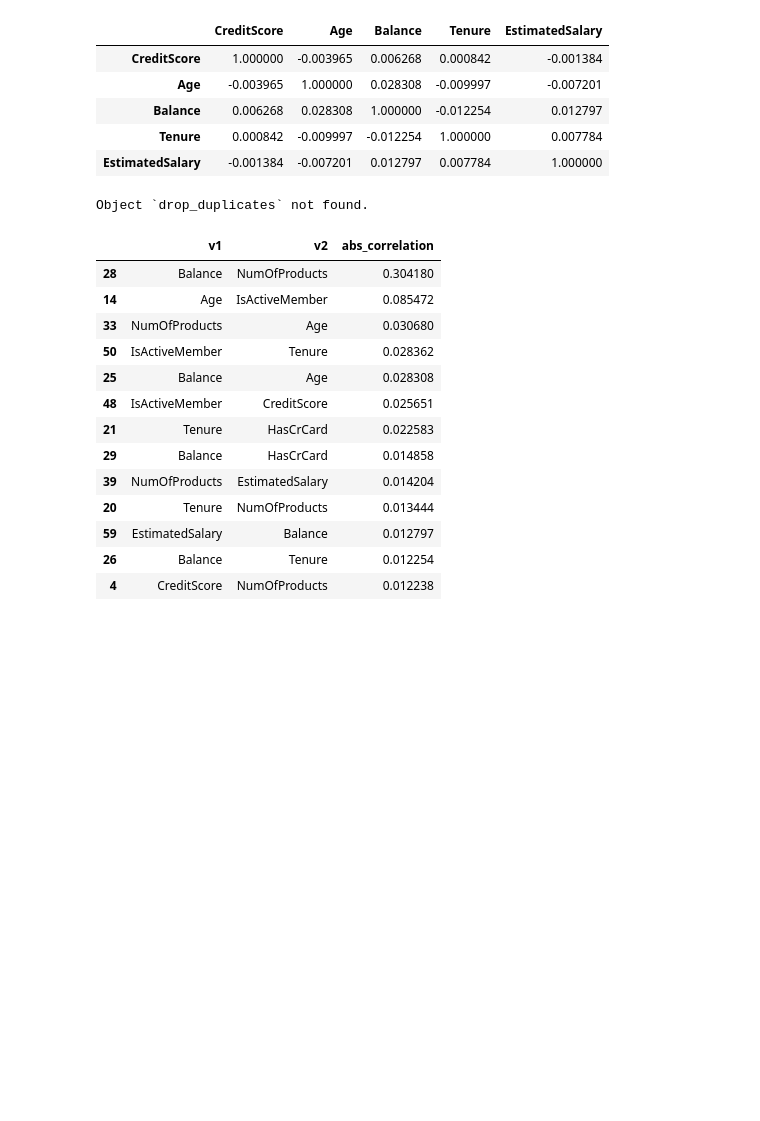
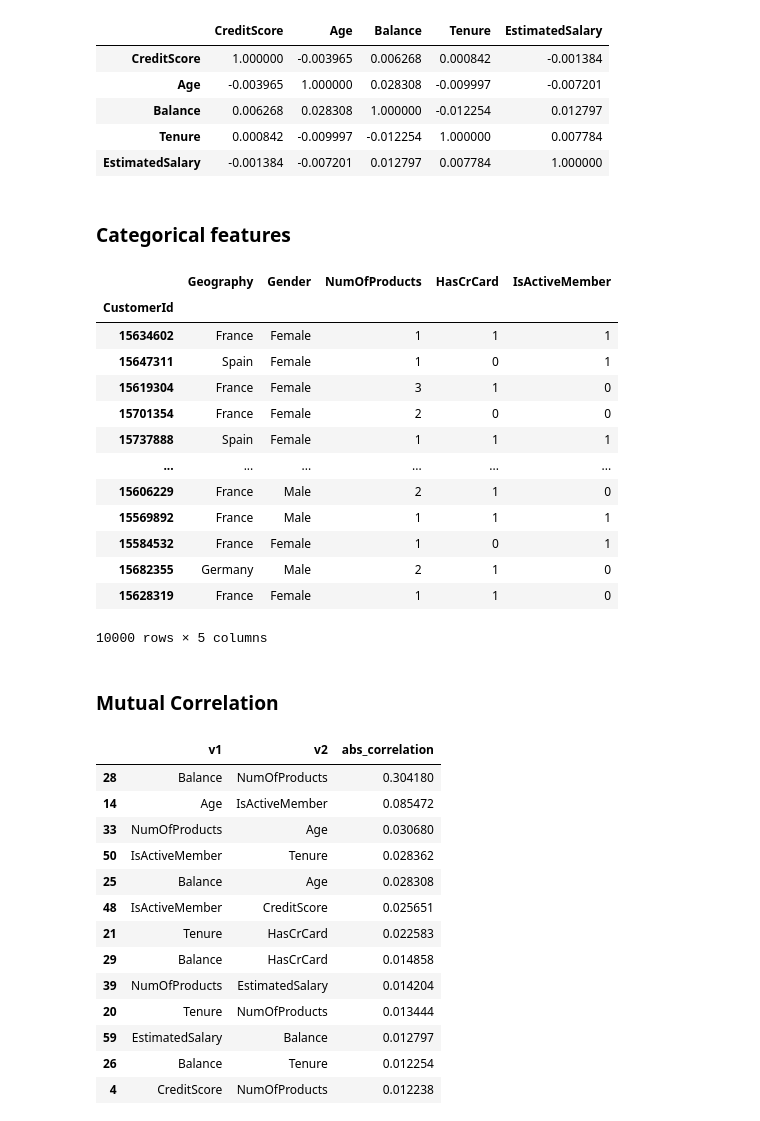
Before and after one commit to OlegZero13/promo-excercise, a Jupyter notebook: 01-initial-exploration.ipynb, the cells around one changed output. Cells and saved outputs as stored; diff of their text form; code cells hidden in the pictures; blank space fills up the shorter version.

```diff
--- a/01-initial-exploration.ipynb
+++ b/01-initial-exploration.ipynb
@@ -253,16 +253,29 @@ X_raw[NUMERIC_FEATURES].corr()
 | Balance | 0.006268 | 0.028308 | 1.000000 | -0.012254 | 0.012797 |
 | Tenure | 0.000842 | -0.009997 | -0.012254 | 1.000000 | 0.007784 |
 | EstimatedSalary | -0.001384 | -0.007201 | 0.012797 | 0.007784 | 1.000000 |
-# %%
-X_raw.corr() \
-    .unstack() \
-    .reset_index() \
-    .rename(columns={"level_0": "v1", "level_1": "v2", 0: "correlation"}) \
-    .sort_values(by="correlation", ascending=False) \
-    .query("v1 != v2") \
-    .drop_duplicates?
-# %% [output]
-Object `drop_duplicates` not found.
+# %% [markdown]
+### Categorical features
+# %%
+CATEGORICAL_FEATURES = ["Geography", "Gender", "NumOfProducts", "HasCrCard", "IsActiveMember"]
+
+X_raw[CATEGORICAL_FEATURES]
+# %% [output]
+|  | Geography | Gender | NumOfProducts | HasCrCard | IsActiveMember |
+| CustomerId |  |  |  |  |  |
+| 15634602 | France | Female | 1 | 1 | 1 |
+| 15647311 | Spain | Female | 1 | 0 | 1 |
+| 15619304 | France | Female | 3 | 1 | 0 |
+| 15701354 | France | Female | 2 | 0 | 0 |
+| 15737888 | Spain | Female | 1 | 1 | 1 |
+| ... | ... | ... | ... | ... | ... |
+| 15606229 | France | Male | 2 | 1 | 0 |
+| 15569892 | France | Male | 1 | 1 | 1 |
+| 15584532 | France | Female | 1 | 0 | 1 |
+| 15682355 | Germany | Male | 2 | 1 | 0 |
+| 15628319 | France | Female | 1 | 1 | 0 |
+10000 rows × 5 columns
+# %% [markdown]
+### Mutual Correlation
 # %%
 _X_raw = X_raw \
     .corr() \
```
Also changed, not shown: parts of 3 cells of this notebook, 2 other files.
